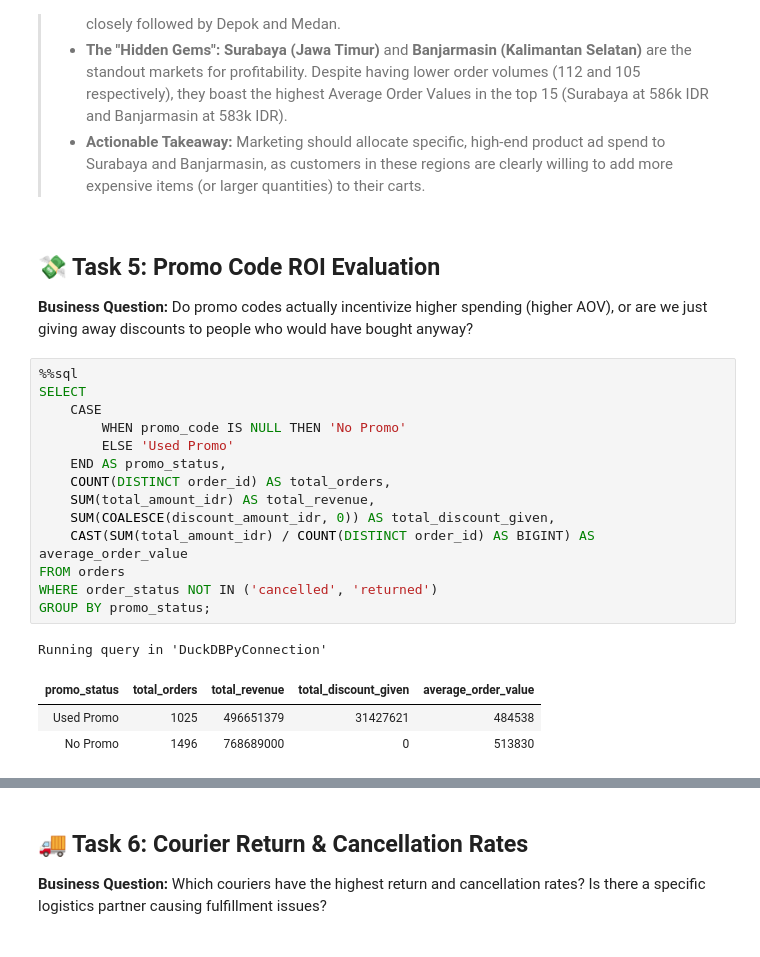
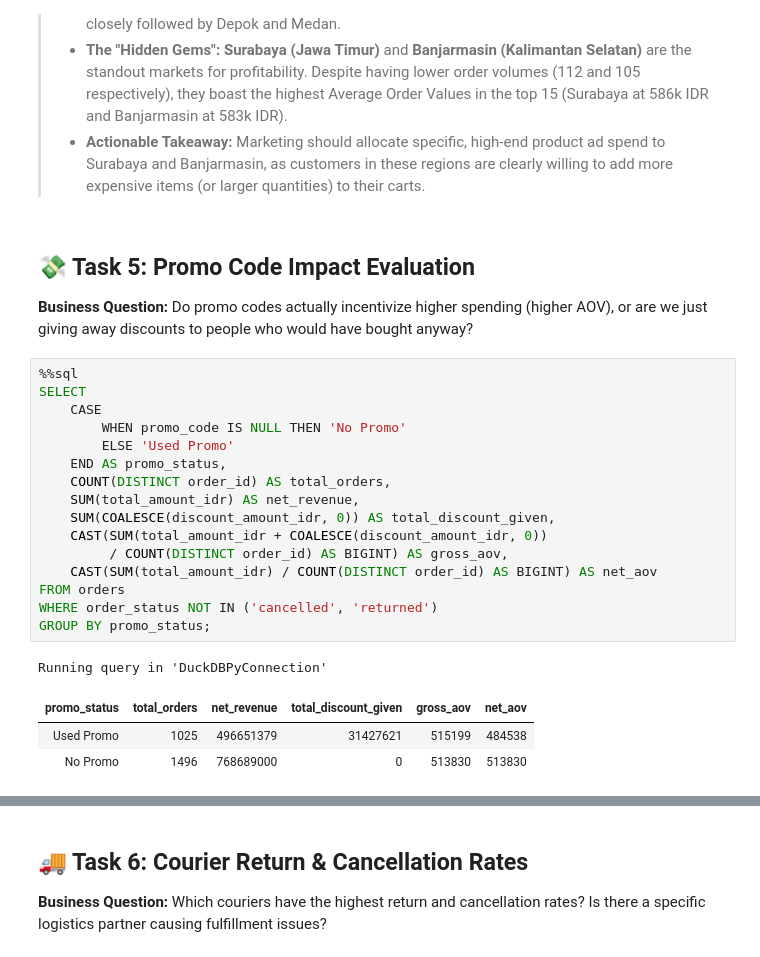
Before and after one commit to renalazy/gayanara-ecommerce, a Jupyter notebook: 02_Exploratory_Data_Analysis_EDA.ipynb, the cells around one changed output, grey strips where cells are left out. Cells and saved outputs as stored; diff of their text form.

```diff
--- a/02_Exploratory_Data_Analysis_EDA.ipynb
+++ b/02_Exploratory_Data_Analysis_EDA.ipynb
@@ -207,25 +281,27 @@ Running query in 'DuckDBPyConnection'
 > * **The "Hidden Gems":** **Surabaya (Jawa Timur)** and **Banjarmasin (Kalimantan Selatan)** are the standout markets for profitability. Despite having lower order volumes (112 and 105 respectively), they boast the highest Average Order Values in the top 15 (Surabaya at 586k IDR and Banjarmasin at 583k IDR).
 > * **Actionable Takeaway:** Marketing should allocate specific, high-end product ad spend to Surabaya and Banjarmasin, as customers in these regions are clearly willing to add more expensive items (or larger quantities) to their carts.
 # %% [markdown]
-## 💸 Task 5: Promo Code ROI Evaluation
+## 💸 Task 5: Promo Code Impact Evaluation
 **Business Question:** Do promo codes actually incentivize higher spending (higher AOV), or are we just giving away discounts to people who would have bought anyway?
 # %%
 %%sql
 SELECT
     CASE
         WHEN promo_code IS NULL THEN 'No Promo'
         ELSE 'Used Promo'
     END AS promo_status,
     COUNT(DISTINCT order_id) AS total_orders,
-    SUM(total_amount_idr) AS total_revenue,
+    SUM(total_amount_idr) AS net_revenue,
     SUM(COALESCE(discount_amount_idr, 0)) AS total_discount_given,
-    CAST(SUM(total_amount_idr) / COUNT(DISTINCT order_id) AS BIGINT) AS average_order_value
+    CAST(SUM(total_amount_idr + COALESCE(discount_amount_idr, 0))
+         / COUNT(DISTINCT order_id) AS BIGINT) AS gross_aov,
+    CAST(SUM(total_amount_idr) / COUNT(DISTINCT order_id) AS BIGINT) AS net_aov
 FROM orders
 WHERE order_status NOT IN ('cancelled', 'returned')
 GROUP BY promo_status;
 # %% [output]
 Running query in 'DuckDBPyConnection'
-| promo_status | total_orders | total_revenue | total_discount_given | average_order_value |
-| Used Promo | 1025 | 496651379 | 31427621 | 484538 |
-| No Promo | 1496 | 768689000 | 0 | 513830 |
+| promo_status | total_orders | net_revenue | total_discount_given | gross_aov | net_aov |
+| Used Promo | 1025 | 496651379 | 31427621 | 515199 | 484538 |
+| No Promo | 1496 | 768689000 | 0 | 513830 | 513830 |
 # %% [markdown]
```
Also changed, not shown: parts of 21 cells of this notebook, 14 other files.
